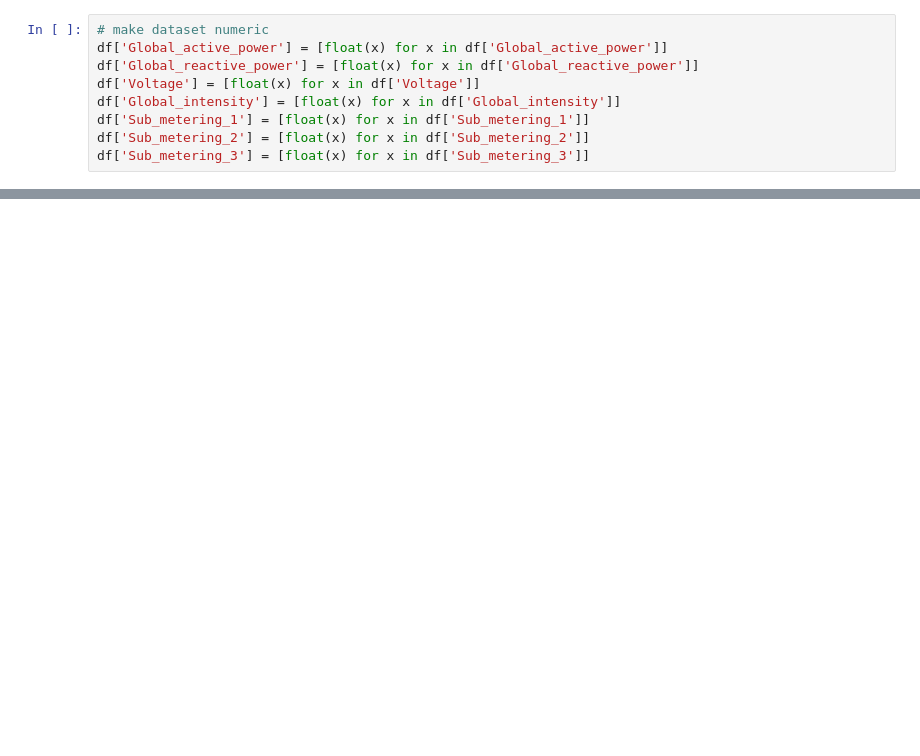
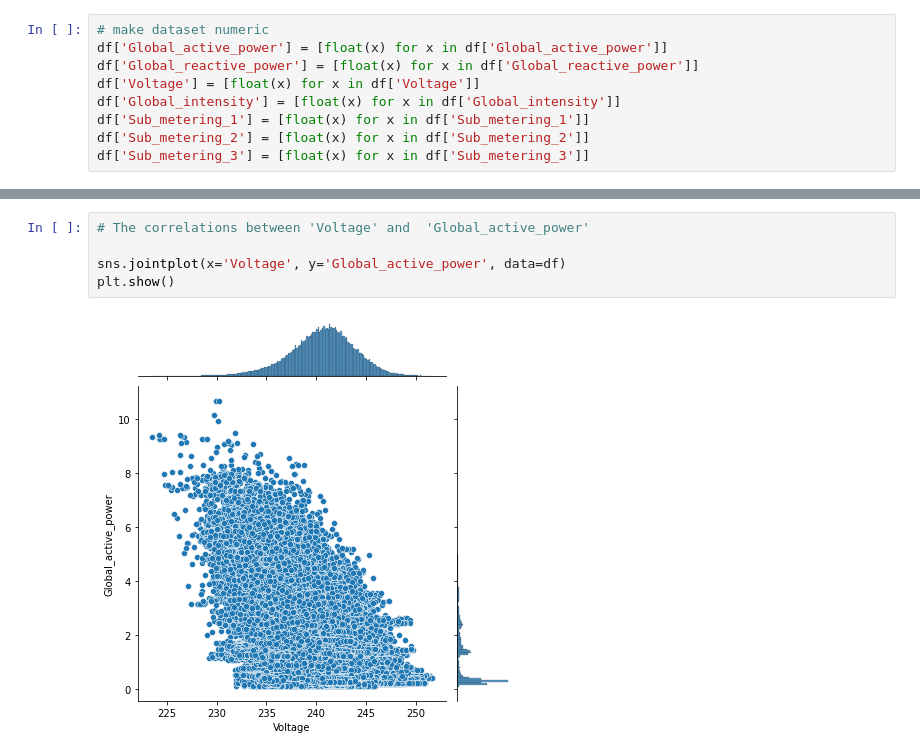
Before and after one commit to saifalbaghdadi/Household-Power-Consumption, a Jupyter notebook: Preprocessing.ipynb, the cells around one changed output, grey strips where cells are left out. Cells and saved outputs as stored; diff of their text form; blank space fills up the shorter version.

```diff
--- a/Preprocessing.ipynb
+++ b/Preprocessing.ipynb
@@ -281,0 +246,7 @@ df.corr().style.format("{:.2}").background_gradient(cmap=plt.get_cmap('coolwarm'
+# %%
+# The correlations between 'Voltage' and  'Global_active_power'
+
+sns.jointplot(x='Voltage', y='Global_active_power', data=df)
+plt.show()
+# %% [output]
+[figure, added]
```
Also changed, not shown: parts of 66 cells of this notebook.
